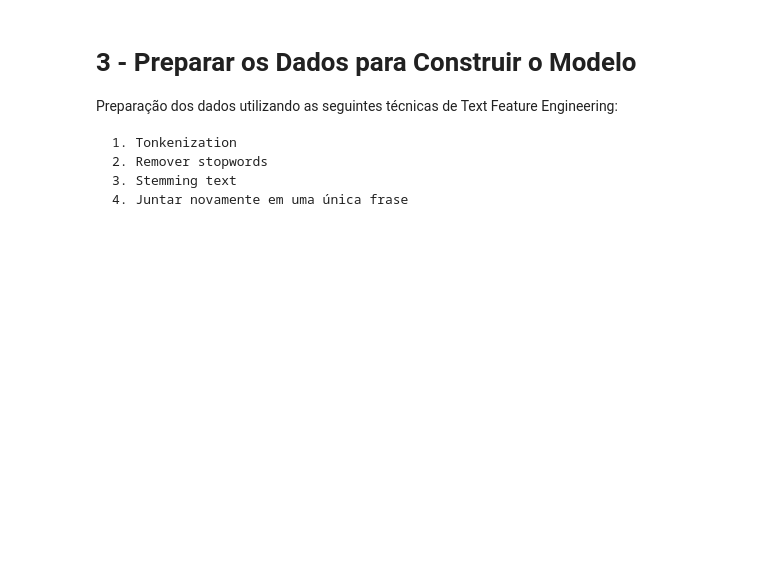
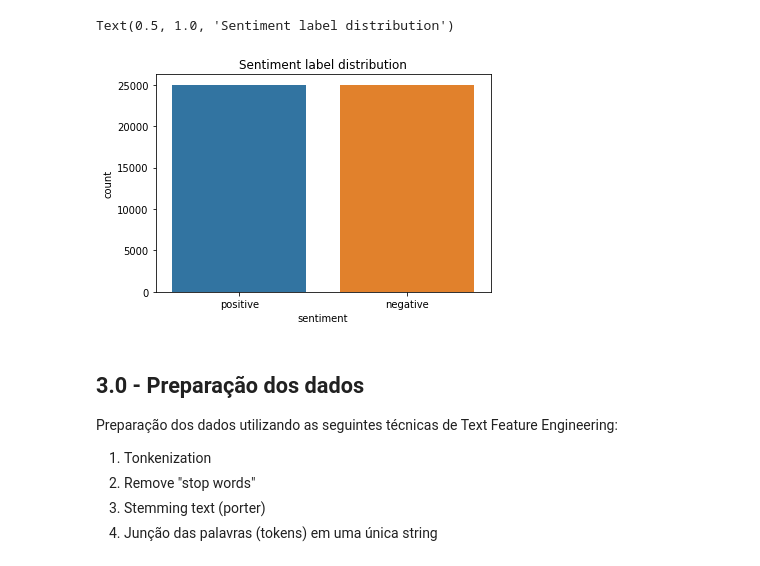
Before and after one commit to leonardofurnielis/imdb-reviews, a Jupyter notebook: jupyter/sentiment-analyses-sklearn1.0.ipynb, the cells around one changed output. Drawn from its saved outputs; the diff is of its cells as text; code cells hidden in the pictures; blank space fills up the shorter version.

```diff
--- a/jupyter/sentiment-analyses-sklearn1.0.ipynb
+++ b/jupyter/sentiment-analyses-sklearn1.0.ipynb
@@ -55,12 +83,18 @@ df.describe()
+# %%
+ax = sns.countplot(x="sentiment", data=df)
+plt.title("Sentiment label distribution")
+# %% [output]
+Text(0.5, 1.0, 'Sentiment label distribution')
+[figure, added]
 # %% [markdown]
-# 3 - Preparar os Dados para Construir o Modelo
+## 3.0 - Preparação dos dados
 
 Preparação dos dados utilizando as seguintes técnicas de Text Feature Engineering:
 
-    1. Tonkenization
-    2. Remover stopwords
-    3. Stemming text
-    4. Juntar novamente em uma única frase
+1. Tonkenization
+2. Remove "stop words"
+3. Stemming text (porter)
+4. Junção das palavras (tokens) em uma única string
 # %%
 stop_words = stopwords.words('english')
 porter_stemmer = PorterStemmer()
```
Also changed, not shown: parts of 36 cells of this notebook.
